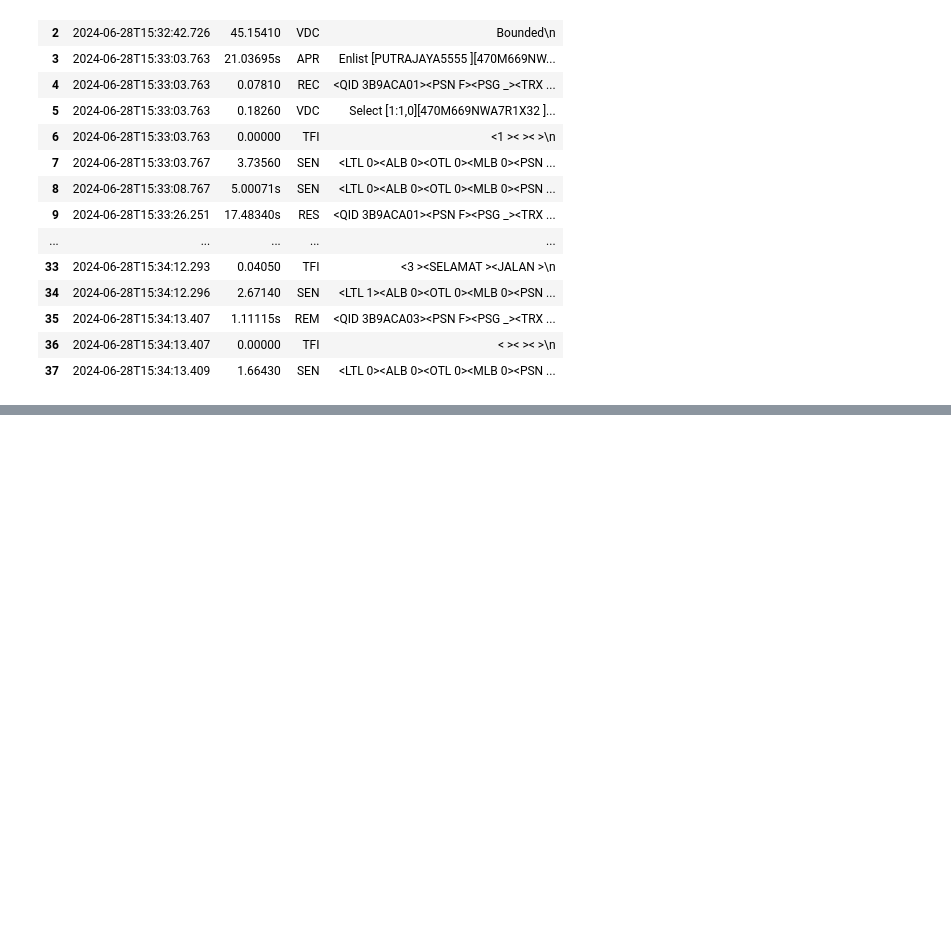
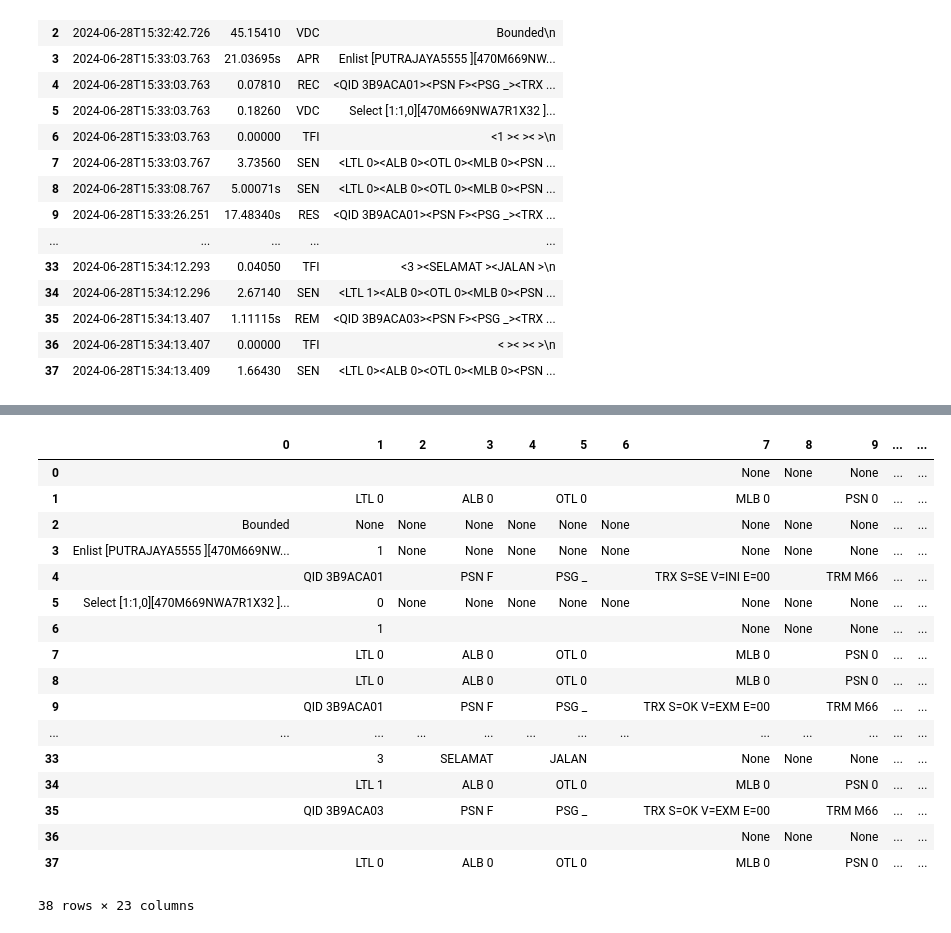
Before and after one commit to afiqrosdi260/study_parse_log, a Jupyter notebook: log-parse-table.ipynb, the cells around one changed output, grey strips where cells are left out. Saved outputs shown, nothing was run; the diff lists cells and outputs as text; code cells hidden in the pictures; blank space fills up the shorter version.

```diff
--- a/log-parse-table.ipynb
+++ b/log-parse-table.ipynb
@@ -34,7 +31,7 @@ import pandas as pd
 # %%
 log_format="{timestamp}  {duration} {type} {details}"
 
-with open('study_parse_log/LCS0001.LOG', 'r') as log_file:
+with open('C:/Users/afiqhusaini.rosdi/OneDrive - PLUS MALAYSIA BERHAD/Documents/Working_Projects/study_parse_log/LCS0001.LOG', 'r') as log_file:
     log_file_lines= log_file.readlines()
 
 log_collection = []
@@ -67,0 +69,29 @@ df
+# %%
+# Define the log format with a regular expression
+log_regex = re.compile(
+    r'^(?P<timestamp>\S+)\s+(?P<duration>\S+)\s+(?P<type>\S+)\s+(?P<details>.+)$'
+)
+
+# Initialize a list to store parsed log entries
+log_collection = []
+log_file_path = 'C:/Users/afiqhusaini.rosdi/OneDrive - PLUS MALAYSIA BERHAD/Documents/Working_Projects/study_parse_log/LCS0001.LOG'
+
+# Read the log file
+with open(log_file_path, 'r') as log_file:
+    log_file_lines = log_file.readlines()
+
+# Process each log line
+for line in log_file_lines:
+    match = log_regex.match(line)
+    if match:
+        # If the line matches the regex, extract data into a dictionary
+        log_data = match.groupdict()
+        log_collection.append(log_data)
+    else:
+        print(f"Line does not match format: {line}")
+
+# Convert to Pandas DataFrame
+df = pd.DataFrame(log_collection)
+
+# Show the DataFrame
+df
@@ -67,0 +116,28 @@ df
+# %%
+# Splitting the 'details' column by the '<>' pattern and expand into separate columns
+df_details_split = df['details'].str.split(r'[<>]', expand=True)
+
+# Display the resulting DataFrame with split 'details' columns
+#df_combined = pd.concat([df, df_details_split], axis=1)
+#df_combined
+
+df_details_split
+# %% [output]
+|  | 0 | 1 | 2 | 3 | 4 | 5 | 6 | 7 | 8 | 9 | ... | ... |
+| 0 |  |  |  |  |  |  |  | None | None | None | ... | ... |
+| 1 |  | LTL 0 |  | ALB 0 |  | OTL 0 |  | MLB 0 |  | PSN 0 | ... | ... |
+| 2 | Bounded | None | None | None | None | None | None | None | None | None | ... | ... |
+| 3 | Enlist [PUTRAJAYA5555 ][470M669NW... | 1 | None | None | None | None | None | None | None | None | ... | ... |
+| 4 |  | QID 3B9ACA01 |  | PSN F |  | PSG _ |  | TRX S=SE V=INI E=00 |  | TRM M66 | ... | ... |
+| 5 | Select [1:1,0][470M669NWA7R1X32 ]... | 0 | None | None | None | None | None | None | None | None | ... | ... |
+| 6 |  | 1 |  |  |  |  |  | None | None | None | ... | ... |
+| 7 |  | LTL 0 |  | ALB 0 |  | OTL 0 |  | MLB 0 |  | PSN 0 | ... | ... |
+| 8 |  | LTL 0 |  | ALB 0 |  | OTL 0 |  | MLB 0 |  | PSN 0 | ... | ... |
+| 9 |  | QID 3B9ACA01 |  | PSN F |  | PSG _ |  | TRX S=OK V=EXM E=00 |  | TRM M66 | ... | ... |
+| ... | ... | ... | ... | ... | ... | ... | ... | ... | ... | ... | ... | ... |
+| 33 |  | 3 |  | SELAMAT |  | JALAN |  | None | None | None | ... | ... |
+| 34 |  | LTL 1 |  | ALB 0 |  | OTL 0 |  | MLB 0 |  | PSN 0 | ... | ... |
+| 35 |  | QID 3B9ACA03 |  | PSN F |  | PSG _ |  | TRX S=OK V=EXM E=00 |  | TRM M66 | ... | ... |
+| 36 |  |  |  |  |  |  |  | None | None | None | ... | ... |
+| 37 |  | LTL 0 |  | ALB 0 |  | OTL 0 |  | MLB 0 |  | PSN 0 | ... | ... |
+38 rows × 23 columns
```
Also changed, not shown: parts of 8 cells of this notebook.
